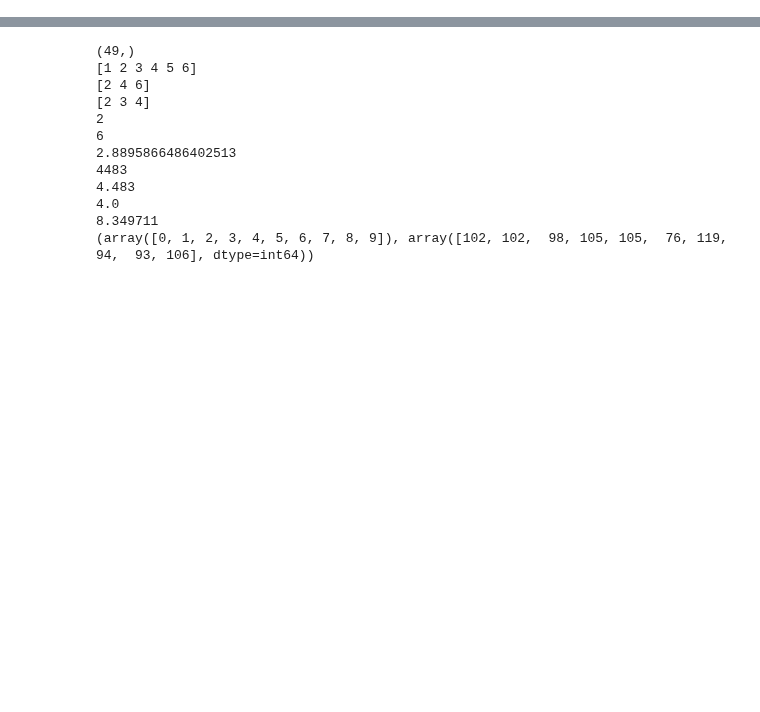
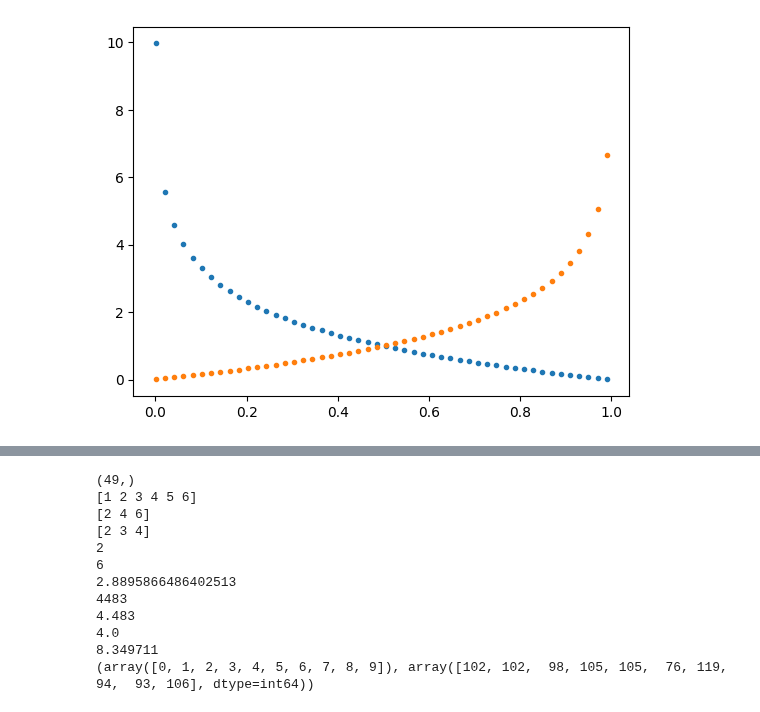
Before and after one commit to business-sixtick/exercise, a Jupyter notebook: mathematics/numpy_ex.ipynb, the cells around one changed output, grey strips where cells are left out. Drawn from its saved outputs; the diff is of its cells as text; code cells hidden in the pictures; blank space fills up the shorter version.

```diff
--- a/mathematics/numpy_ex.ipynb
+++ b/mathematics/numpy_ex.ipynb
@@ -7,0 +10,10 @@ import pandas as pd
+# %%
+# y = -log a (x)
+x = np.linspace(0.001, 0.99, 50)
+y = -np.log2(x)
+y1 = -np.log2(1 - x)
+plt.plot(x, y, '.')
+plt.plot(x, y1, '.')
+plt.show()
+# %% [output]
+[figure, added]
```
Also changed, not shown: parts of 3 cells of this notebook, 12 other files.
